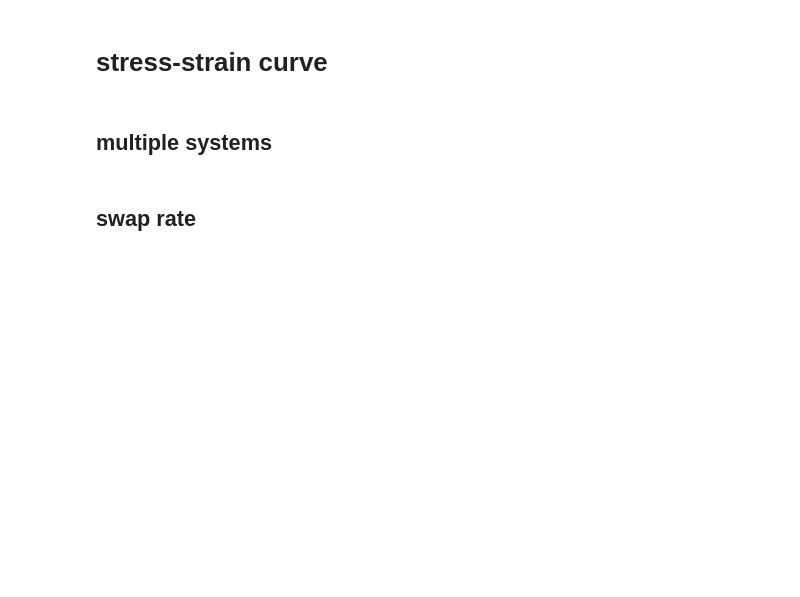
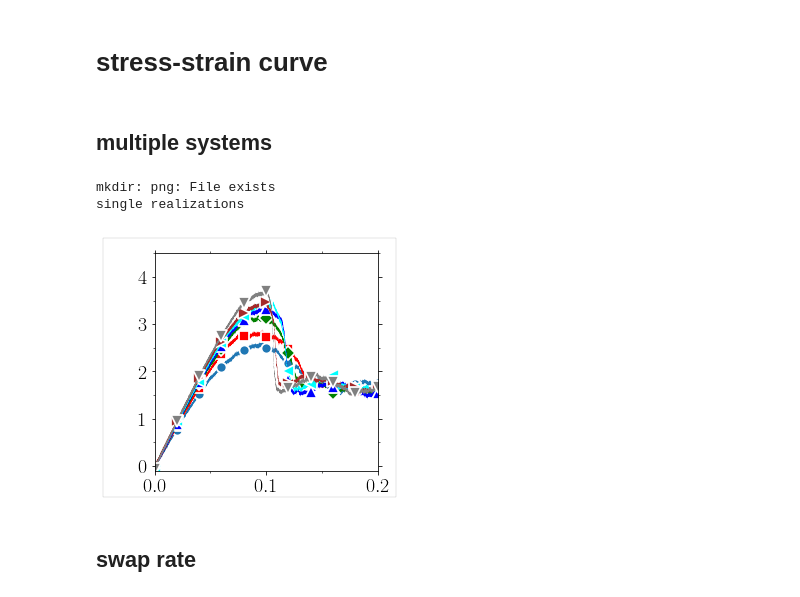
Before and after one commit to kkarimi62/glassDeformation, a Jupyter notebook: python/analyzePlasticity.ipynb, the cells around one changed output. Saved outputs shown, nothing was run; the diff lists cells and outputs as text; code cells hidden in the pictures; blank space fills up the shorter version.

```diff
--- a/python/analyzePlasticity.ipynb
+++ b/python/analyzePlasticity.ipynb
@@ -679,7 +691,7 @@ def main():
 
     !mkdir png
 
-    glass = 'Co5Cr2Fe40Mn27Ni26 CoNiCrFe CoNiCrFeMn CoNiFe'.split()[1]
+    glass = 'Co5Cr2Fe40Mn27Ni26 CoNiCrFe CoNiCrFeMn CoNiFe'.split()[3]
     #--- temp object
     temp = Temperature(
         [0,1,2,3,4,5,9],[[2]]*10,
@@ -701,33 +713,37 @@ def main():
     symbols=Symbols()
     #
     legend=Legends()
     legend.Set(fontsize=16,
                bbox_to_anchor=(.53,0.44,0.5,0.5),
               )
     ax = utl.PltErr(None,None,Plot=False,attrs={})
     xdata_column=2;ydata_column=6
     for age, indx in zip(temp.temps,range(len(temp.temps))):
         xdata = temp.data[indx][:,xdata_column]
         ydata = temp.data[indx][:,ydata_column]
         utl.PltErr(xdata,ydata,
                   attrs=symbols.GetAttrs(count=indx%7,nevery=20000,label=r'$%d$'%(age*factor),linewidth=0.1),
                    ax=ax,
                    Plot=False,
                   )
 
     utl.PltErr(None,None, attrs={},
 #                xstr=r'$\gamma_{xy}$',
 #                ystr=r'$\sigma_{xy}$(Gpa)',
                ax=ax,
 #                legend=legend.Get(),
                title = 'png/stress_strain_age_%s.png'%glass.lower(),
                Plot=False,
                ylim=(-0.1,4.5),xlim=(0,0.2),
               DrawFrame=DRAW_FRAME,
               )
 
     return temp
 temp = main()
+# %% [output]
+mkdir: png: File exists
+single realizations
+[figure, added]
 # %% [markdown]
 ## swap rate
 # %%
```
Also changed, not shown: parts of 2 cells of this notebook, 2 other files.
